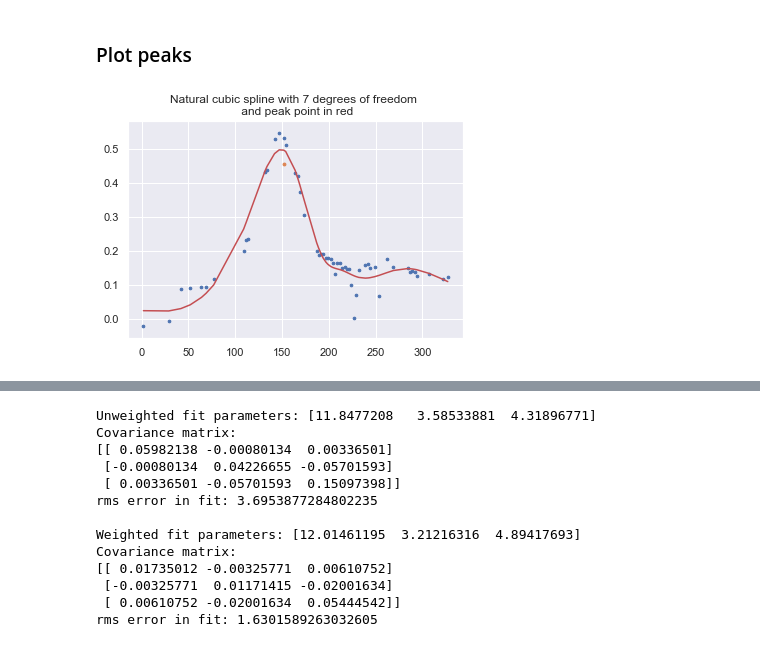
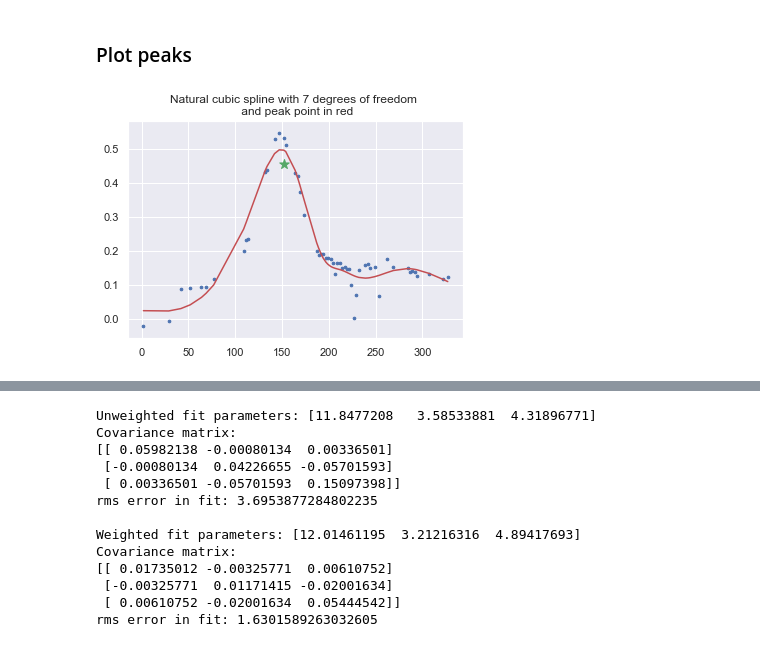
Before and after one commit to sunil21075/Ag, a Jupyter notebook: remote_sensing/python/Local_Jupyter_NoteBooks/0_smoothing.ipynb, the cells around one changed output, grey strips where cells are left out. Saved outputs shown, nothing was run; the diff lists cells and outputs as text; code cells hidden in the pictures.

```diff
--- a/remote_sensing/python/Local_Jupyter_NoteBooks/0_smoothing.ipynb
+++ b/remote_sensing/python/Local_Jupyter_NoteBooks/0_smoothing.ipynb
@@ -511,8 +1456,8 @@ peaks = form_xs_ys_from_peakdetect(max_peak_list = max_peaks, doy_vect=X)
 ### Plot peaks
 # %%
 plt.scatter(X, y, s=7);
-plt.scatter(peaks[0], peaks[1], s=8);
+plt.scatter(peaks[0], peaks[1], s=100, c='g', marker='*');
 plt.plot(X, y_hat, 'r');
 plt.title(f'Natural cubic spline with {freedom_df} degrees of freedom \n and peak point in red');
 # %% [output]
-[figure, old version]
+[figure, new version]
```
Also changed, not shown: parts of 18 cells of this notebook, 11 other files.
